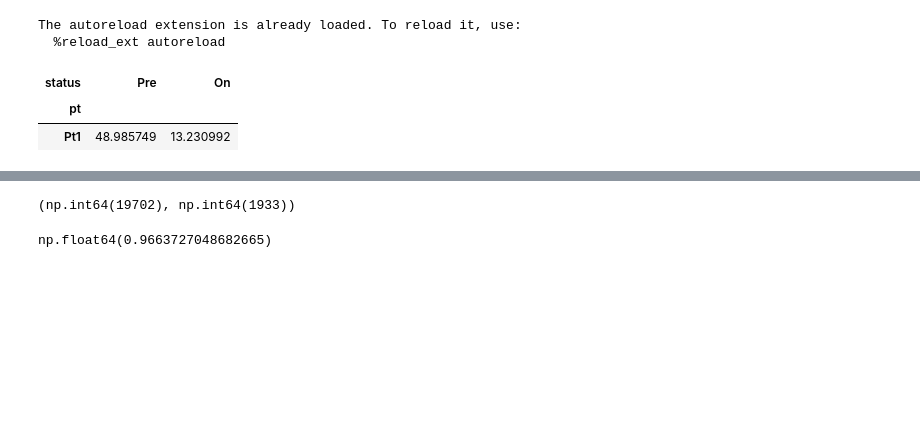
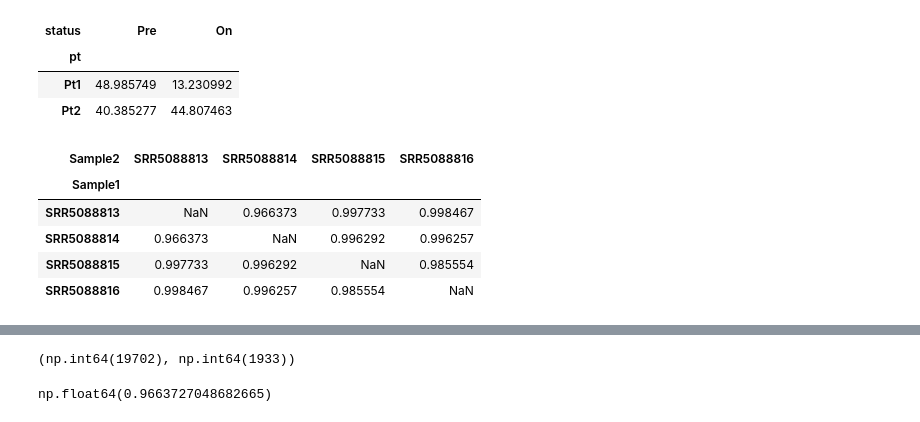
Before and after one commit to TalShor/Numenos_ex, a Jupyter notebook: analysis/basic.ipynb, the cells around one changed output, grey strips where cells are left out. Cells and saved outputs as stored; diff of their text form; code cells hidden in the pictures; blank space fills up the shorter version.

```diff
--- a/analysis/basic.ipynb
+++ b/analysis/basic.ipynb
@@ -5,18 +5,19 @@
 import sys
 sys.path.append('../code')
 from read_files import *
+from stats import *
 
 import pandas as pd
 import numpy as np
+import matplotlib.pyplot as plt
+import seaborn as sns
+sns.set_style('whitegrid')
-# %% [output]
-The autoreload extension is already loaded. To reload it, use:
-  %reload_ext autoreload
 # %%
 cyto_score = get_cyto_score()
 cyto_score_pv = get_paried_cyto_score(cyto_score)
+cyto_score_pv
+# %% [output]
+| status | Pre | On |
+| pt |  |  |
+| Pt1 | 48.985749 | 13.230992 |
+| Pt2 | 40.385277 | 44.807463 |
-# %%
-cyto_score_pv
-# %% [output]
-| status | Pre | On |
-| pt |  |  |
-| Pt1 | 48.985749 | 13.230992 |
@@ -25,0 +24,9 @@ SRR5088814_report = read_trust_report_file_with_header('../data/SRR5088814/SRR50
+# %%
+all_bc
+# %% [output]
+| Sample2 | SRR5088813 | SRR5088814 | SRR5088815 | SRR5088816 |
+| Sample1 |  |  |  |  |
+| SRR5088813 | NaN | 0.966373 | 0.997733 | 0.998467 |
+| SRR5088814 | 0.966373 | NaN | 0.996292 | 0.996257 |
+| SRR5088815 | 0.997733 | 0.996292 | NaN | 0.985554 |
+| SRR5088816 | 0.998467 | 0.996257 | 0.985554 | NaN |
```
Also changed, not shown: parts of 2 cells of this notebook, 3 other files.
